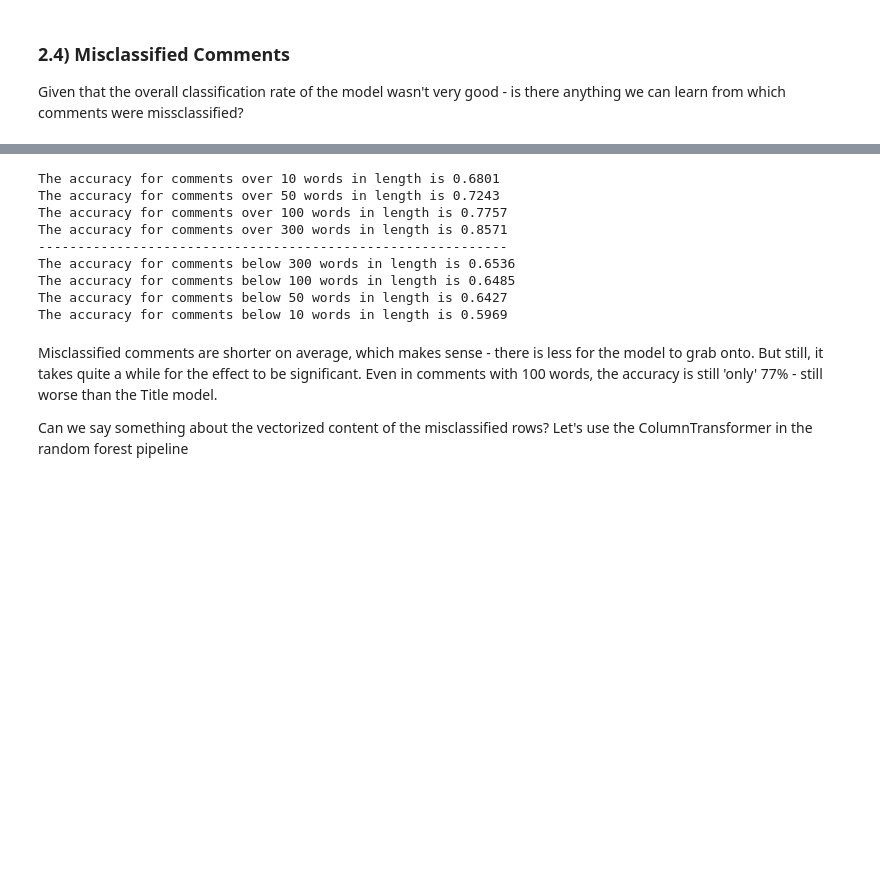
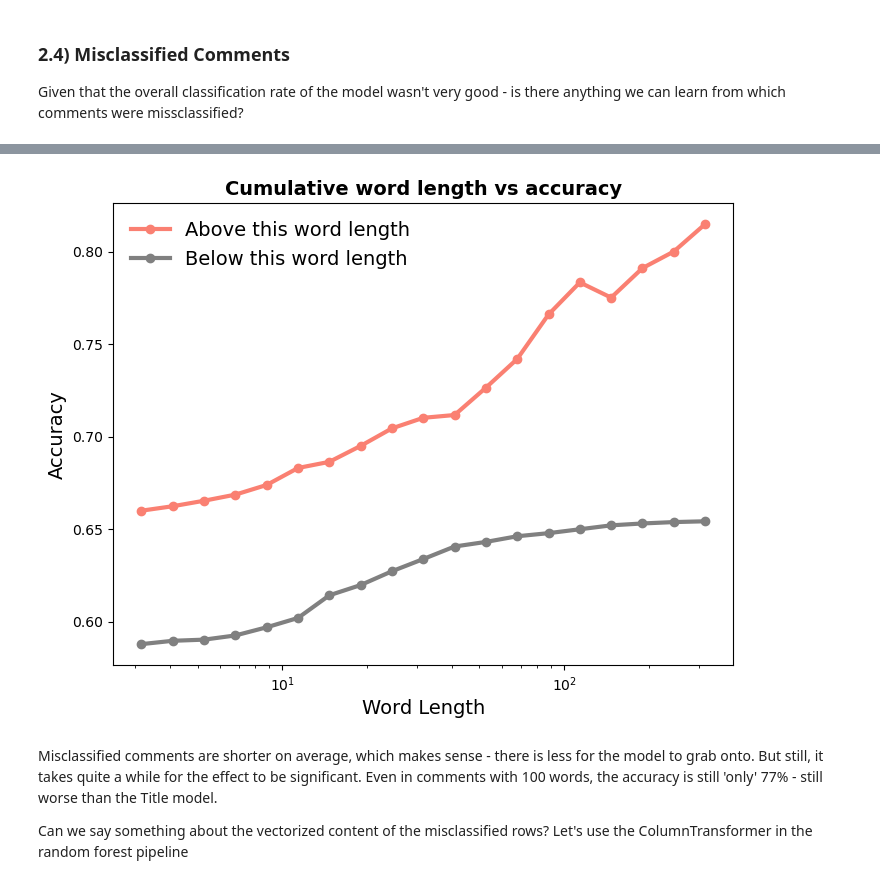
Before and after one commit to martijndevries/NLP_Reddit, a Jupyter notebook: code/model_insights_conclusions.ipynb, the cells around one changed output, grey strips where cells are left out. Cells and saved outputs as stored; diff of their text form; code cells hidden in the pictures; blank space fills up the shorter version.

```diff
--- a/code/model_insights.ipynb
+++ b/code/model_insights_conclusions.ipynb
@@ -658,32 +643,34 @@ display(com_mclass[['word_length']].describe().T)
 # %%
-com_lens = [10, 50, 100, 300]
+com_lens = np.logspace(0.5, 2.5, 19)
 
+cl_up = []
 for com_len in com_lens:
     long_coms_c = com_class[com_class['word_length'] > com_len].shape[0]
     long_coms_mc = com_mclass[com_mclass['word_length'] > com_len].shape[0]
+    len_acc = long_coms_c/(long_coms_c + long_coms_mc)
+    cl_up.append(len_acc)
 
-    len_acc = long_coms_c/(long_coms_c + long_coms_mc)
-    print(f'The accuracy for comments over {com_len} words in length is {round(len_acc,4)}')
-
-print('-' * 60)
-com_lens = [300, 100, 50, 10]
-
+cl_down =[]
 for com_len in com_lens:
     long_coms_c = com_class[com_class['word_length'] < com_len].shape[0]
     long_coms_mc = com_mclass[com_mclass['word_length'] < com_len].shape[0]
-
     len_acc = long_coms_c/(long_coms_c + long_coms_mc)
-    print(f'The accuracy for comments below {com_len} words in length is {round(len_acc,4)}')
+    cl_down.append(len_acc)
-# %% [output]
-The accuracy for comments over 10 words in length is 0.6801
-The accuracy for comments over 50 words in length is 0.7243
-The accuracy for comments over 100 words in length is 0.7757
-The accuracy for comments over 300 words in length is 0.8571
-------------------------------------------------------------
-The accuracy for comments below 300 words in length is 0.6536
-The accuracy for comments below 100 words in length is 0.6485
-The accuracy for comments below 50 words in length is 0.6427
-The accuracy for comments below 10 words in length is 0.5969
+# %%
+fig, ax = plt.subplots(figsize=(8,6))
+
+ax.plot(com_lens, cl_up, color='salmon', marker='o', linewidth=3, label='Above this word length')
+ax.plot(com_lens, cl_down, color='grey',  marker='o', linewidth=3, label='Below this word length')
+
+ax.set_xscale('log')
+ax.set_xlabel('Word Length', fontsize=14)
+ax.legend(numpoints=1, frameon=False, fontsize=14)
+ax.set_title('Cumulative word length vs accuracy',  fontsize=14, fontweight='bold')
+ax.set_ylabel('Accuracy', fontsize=14)
+fig.savefig('../figures/wl_acc.png', dpi=300)
+plt.show()
+# %% [output]
+[figure, added]
 # %% [markdown]
 Misclassified comments are shorter on average, which makes sense - there is less for the model to grab onto. But still, it takes quite a while for the effect to be significant. Even in comments with 100 words, the accuracy is still 'only' 77% - still worse than the Title model.
 
```
Also changed, not shown: parts of 28 cells of this notebook, 14 other files.
